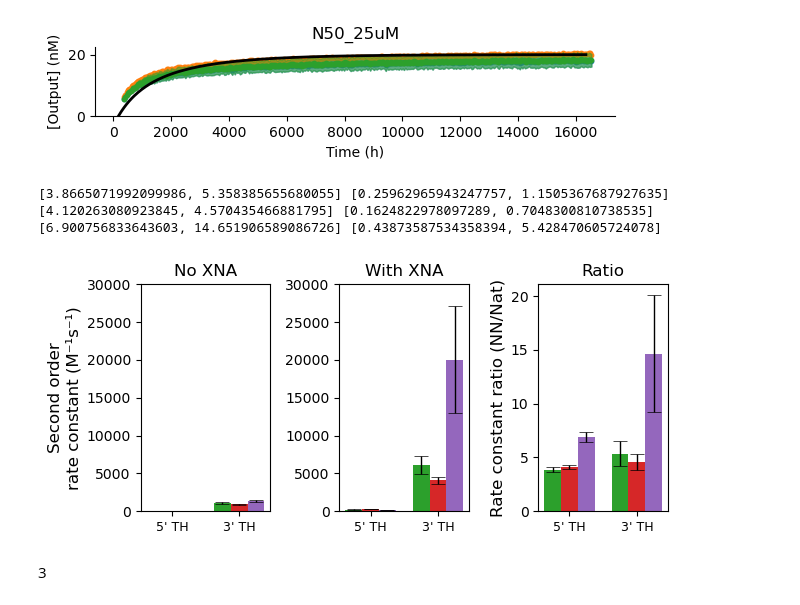
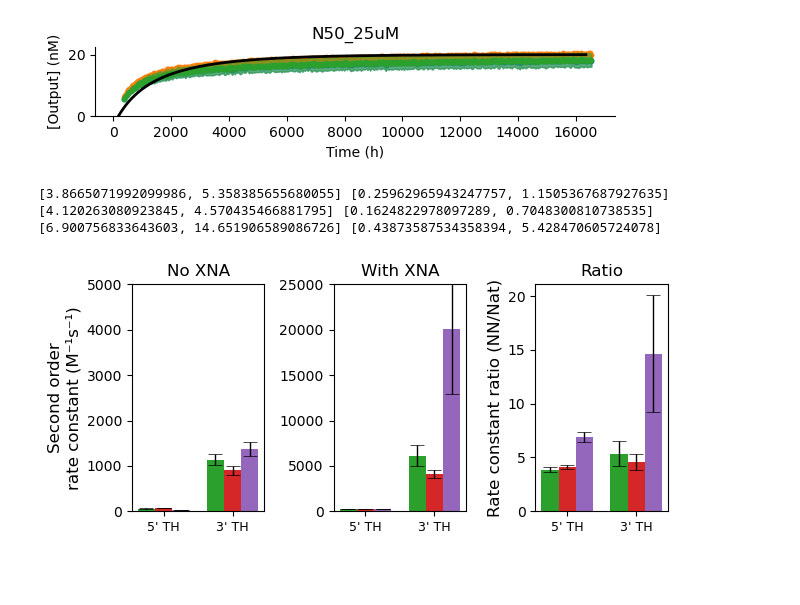
Before and after one commit to thachuk-lab/NN-DSD-Results-Analysis, a Jupyter notebook: CascadeModeling.ipynb, the cells around one changed output. Saved outputs shown, nothing was run; the diff lists cells and outputs as text; code cells hidden in the pictures; blank space fills up the shorter version.

```diff
--- a/CascadeModeling.ipynb
+++ b/CascadeModeling.ipynb
@@ -3392,35 +3392,33 @@ for data_list, color, dx in datasets_panel1:
 for data_list, color, dx in datasets_panel2:
     y = [d[0] for d in data_list]
     e = [d[1] for d in data_list]
     print(y, e)
     ax[2].bar(x + dx, y, width=bar_width, yerr=e, color=color, error_kw=error_params)
 
 # Formatting
 for a in ax:
     a.set_xticks(x)
     a.set_xticklabels(labels, fontsize=9)
     a.set_ylim(0, )
     a.tick_params(axis='x')
 
 ax[0].set_ylabel('Second order\nrate constant (M⁻¹s⁻¹)', fontsize=12)
 
 ax[2].set_ylabel('Rate constant ratio (NN/Nat)', fontsize=12)
 
-ax[0].set_ylim(0, 30000)
-ax[1].set_ylim(0, 30000)
+ax[0].set_ylim(0, 5000)
+ax[1].set_ylim(0, 25000)
 
 
 ax[0].set_title('No XNA', fontsize=12)
 ax[1].set_title('With XNA', fontsize=12)
 ax[2].set_title('Ratio', fontsize=12)
 
 plt.tight_layout()
 plt.savefig('NAR_onestep_compare_k.svg', dpi=400)
 plt.show()
 # %% [output]
 [3.8665071992099986, 5.358385655680055] [0.25962965943247757, 1.1505367687927635]
 [4.120263080923845, 4.570435466881795] [0.1624822978097289, 0.7048300810738535]
 [6.900756833643603, 14.651906589086726] [0.43873587534358394, 5.428470605724078]
-[figure, old version]
+[figure, new version]
-# %% [markdown]
-3
```
Also changed, not shown: 3 other files.
